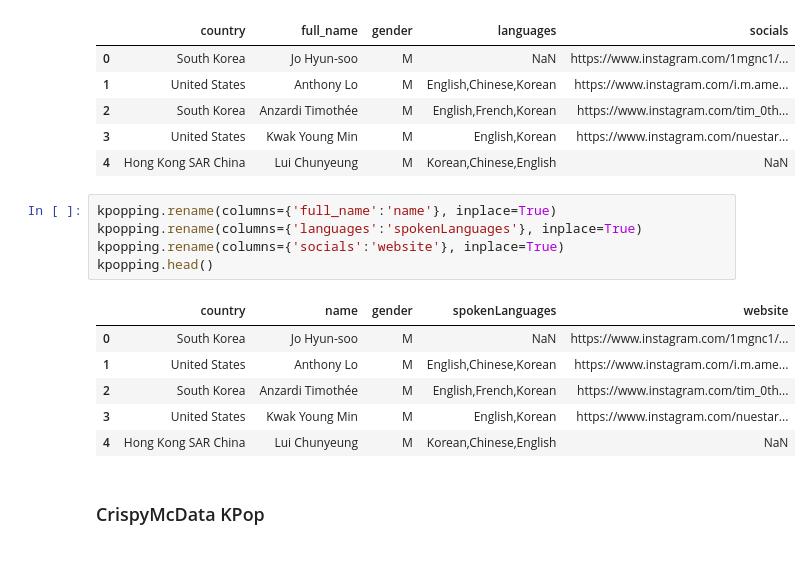
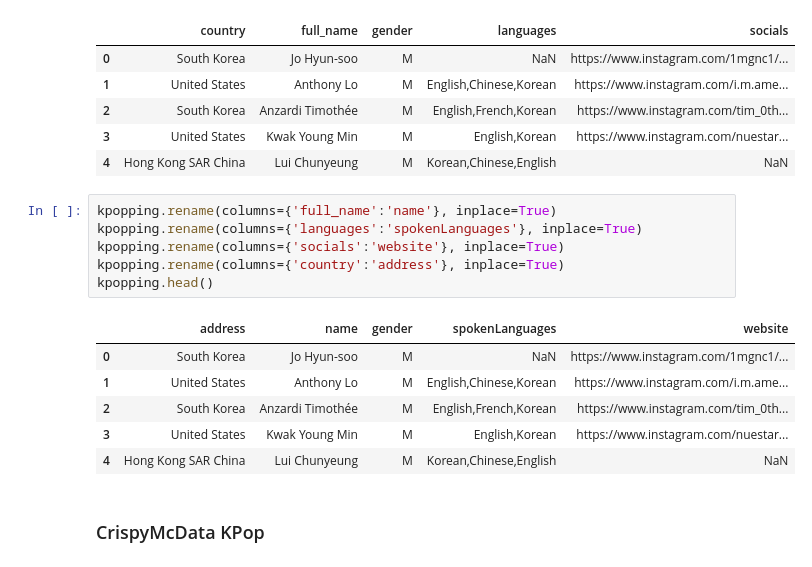
Before and after one commit to samuel-esp/IngDati-Progetto, a Jupyter notebook: SchemaAlignmentProfessionisti.ipynb, the cells around one changed output. Saved outputs shown, nothing was run; the diff lists cells and outputs as text.

```diff
--- a/SchemaAlignmentProfessionisti.ipynb
+++ b/SchemaAlignmentProfessionisti.ipynb
@@ -630,10 +630,11 @@ kpopping.head()
 # %%
 kpopping.rename(columns={'full_name':'name'}, inplace=True)
 kpopping.rename(columns={'languages':'spokenLanguages'}, inplace=True)
 kpopping.rename(columns={'socials':'website'}, inplace=True)
+kpopping.rename(columns={'country':'address'}, inplace=True)
 kpopping.head()
 # %% [output]
-|  | country | name | gender | spokenLanguages | website |
+|  | address | name | gender | spokenLanguages | website |
 | 0 | South Korea | Jo Hyun-soo | M | NaN | https://www.instagram.com/1mgnc1/... |
 | 1 | United States | Anthony Lo | M | English,Chinese,Korean | https://www.instagram.com/i.m.ame... |
 | 2 | South Korea | Anzardi Timothée | M | English,French,Korean | https://www.instagram.com/tim_0th... |
```
Also changed, not shown: parts of 6 cells of this notebook.
